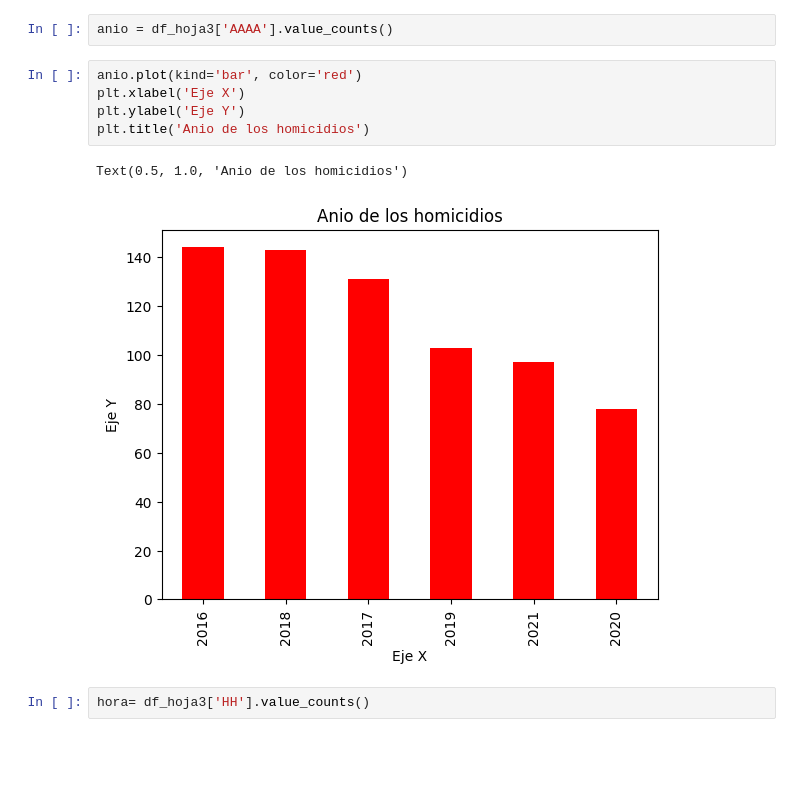
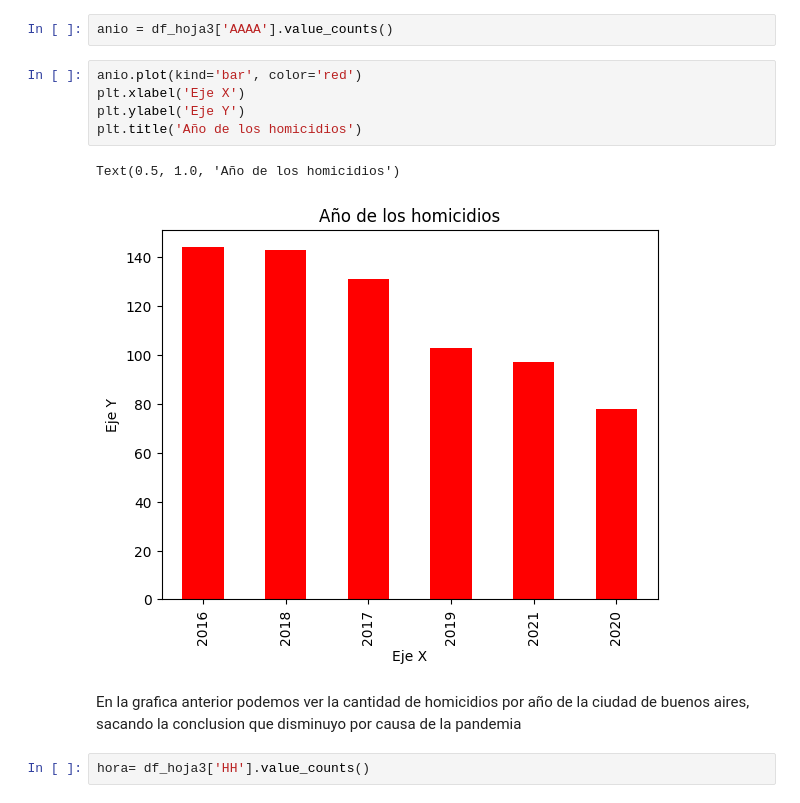
Before and after one commit to 0Notak/PI2-HENRY, a Jupyter notebook: EDA.ipynb, the cells around one changed output. Saved outputs shown, nothing was run; the diff lists cells and outputs as text; blank space fills up the shorter version.

```diff
--- a/EDA.ipynb
+++ b/EDA.ipynb
@@ -173,11 +185,13 @@ anio = df_hoja3['AAAA'].value_counts()
 # %%
 anio.plot(kind='bar', color='red')
 plt.xlabel('Eje X')
 plt.ylabel('Eje Y')
-plt.title('Anio de los homicidios')
+plt.title('Año de los homicidios')
 # %% [output]
-Text(0.5, 1.0, 'Anio de los homicidios')
+Text(0.5, 1.0, 'Año de los homicidios')
-[figure, old version]
+[figure, new version]
+# %% [markdown]
+En la grafica anterior podemos ver la cantidad de homicidios por año de la ciudad de buenos aires, sacando la conclusion que disminuyo por causa de la pandemia
 # %%
 hora= df_hoja3['HH'].value_counts()
 # %%
```
Also changed, not shown: parts of 13 cells of this notebook.
